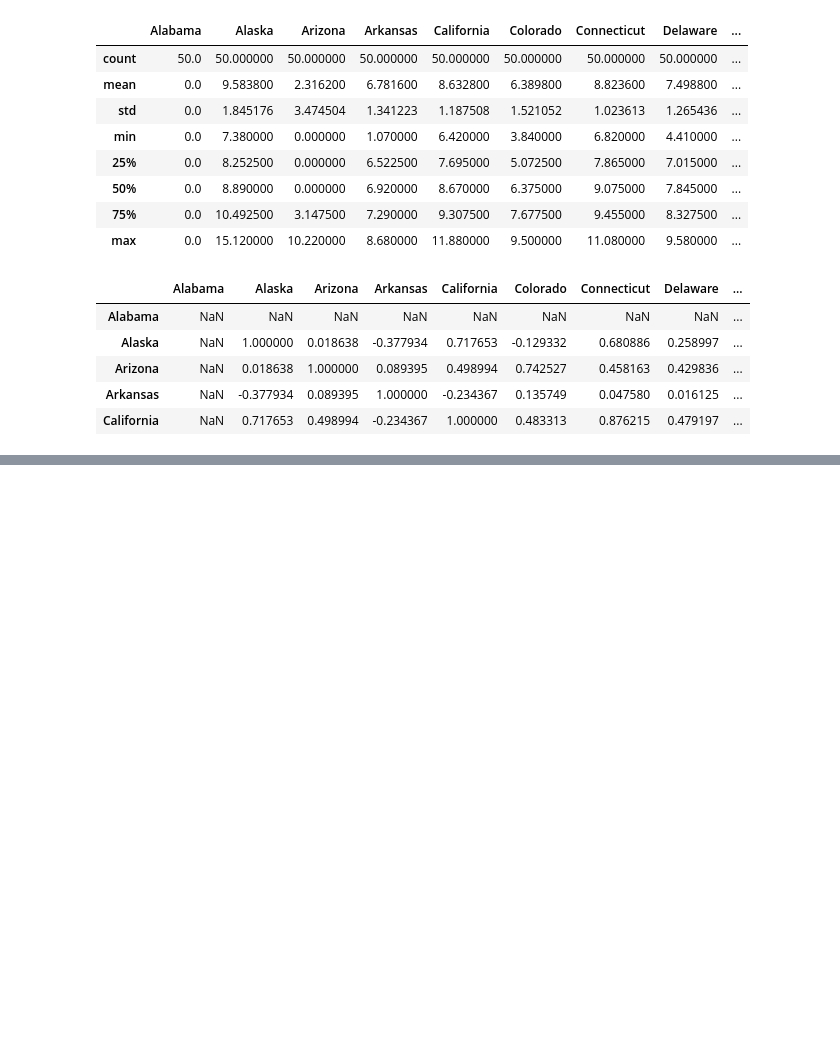
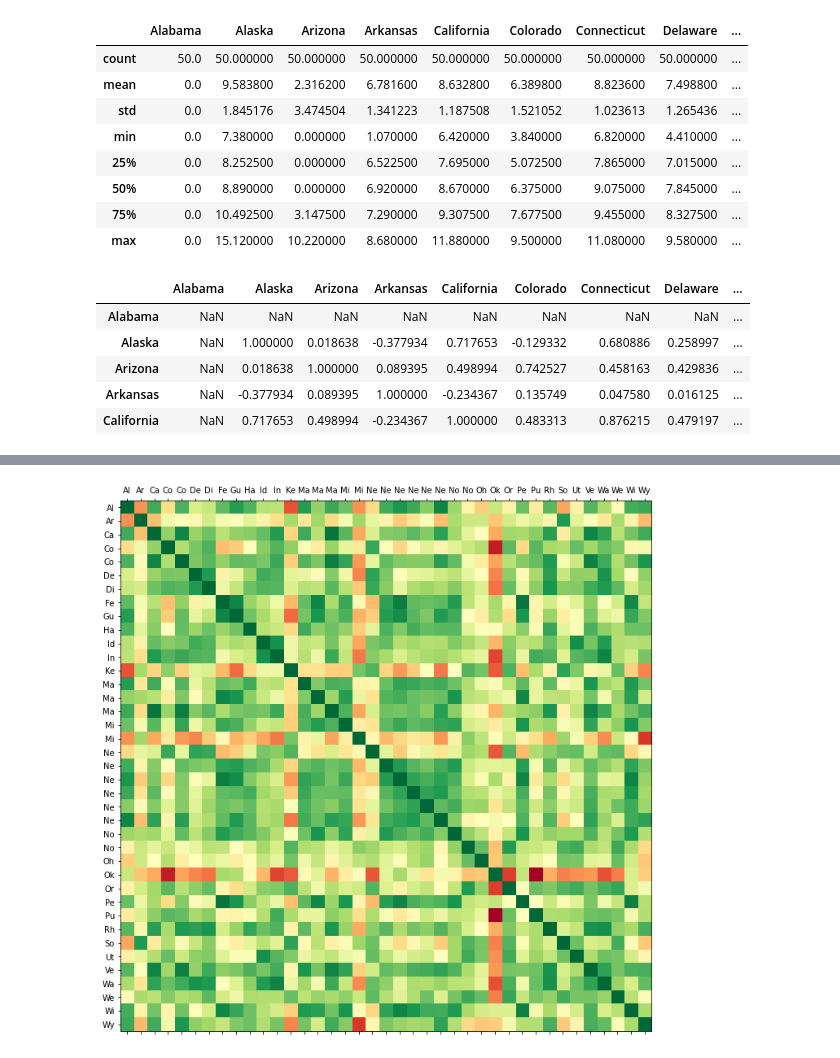
Before and after one commit to charu11/data_analysing_python, a Jupyter notebook: data_anlyse_p2.ipynb, the cells around one changed output, grey strips where cells are left out. Saved outputs shown, nothing was run; the diff lists cells and outputs as text; code cells hidden in the pictures; blank space fills up the shorter version.

```diff
--- a/data_anlyse_p2.ipynb
+++ b/data_anlyse_p2.ipynb
@@ -88,0 +103,16 @@ grouped_issue.get_group('Alabama').head()
+# %%
+import matplotlib.pyplot as plt
+
+labels = [c[:2] for c in min_wage_corr.columns]
+
+fig = plt.figure(figsize=(12,12))
+ax = fig.add_subplot(111)
+ax.matshow(min_wage_corr, cmap=plt.cm.RdYlGn)
+ax.set_xticks(np.arange(len(labels)))
+ax.set_yticks(np.arange(len(labels)))
+ax.set_xticklabels(labels)
+ax.set_yticklabels(labels)
+
+plt.show()
+# %% [output]
+[figure, added]
```
Also changed, not shown: parts of 10 cells of this notebook.
